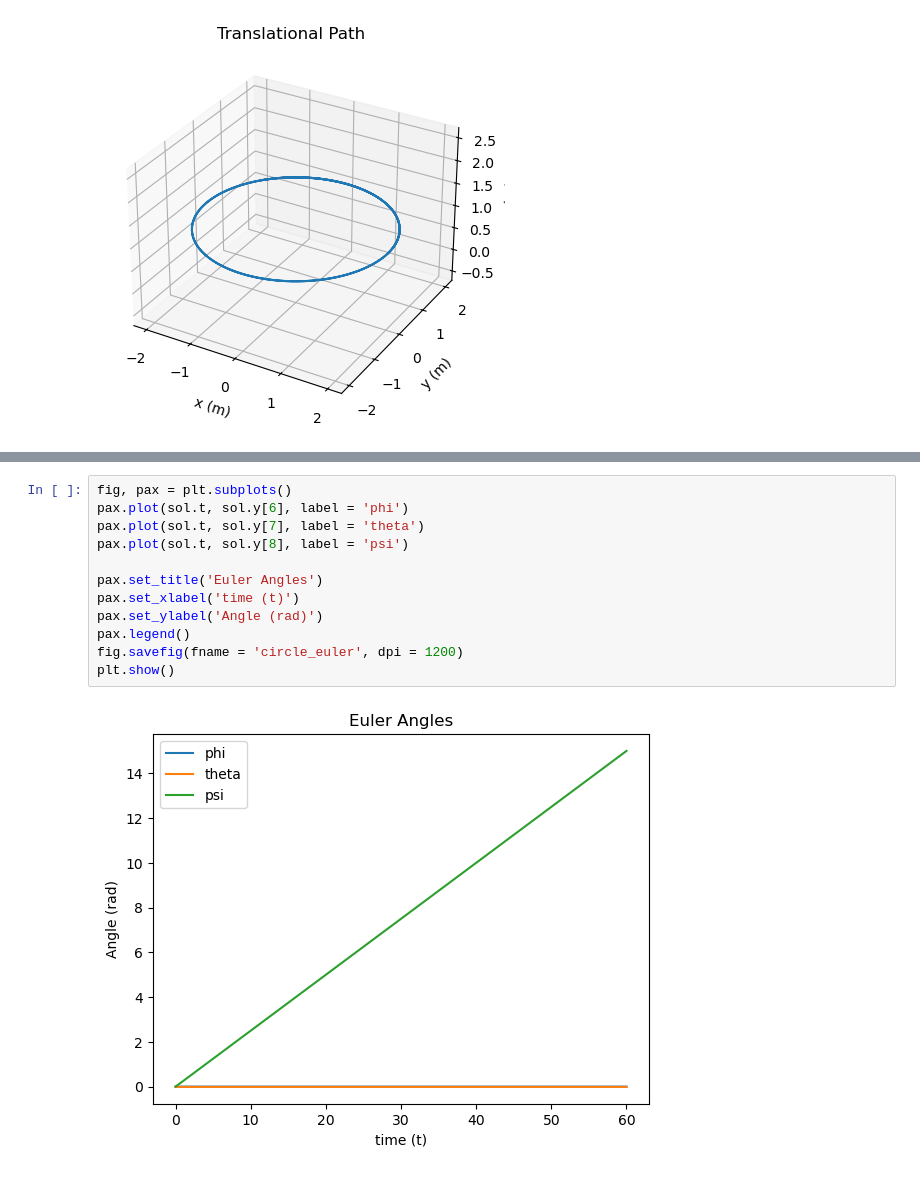
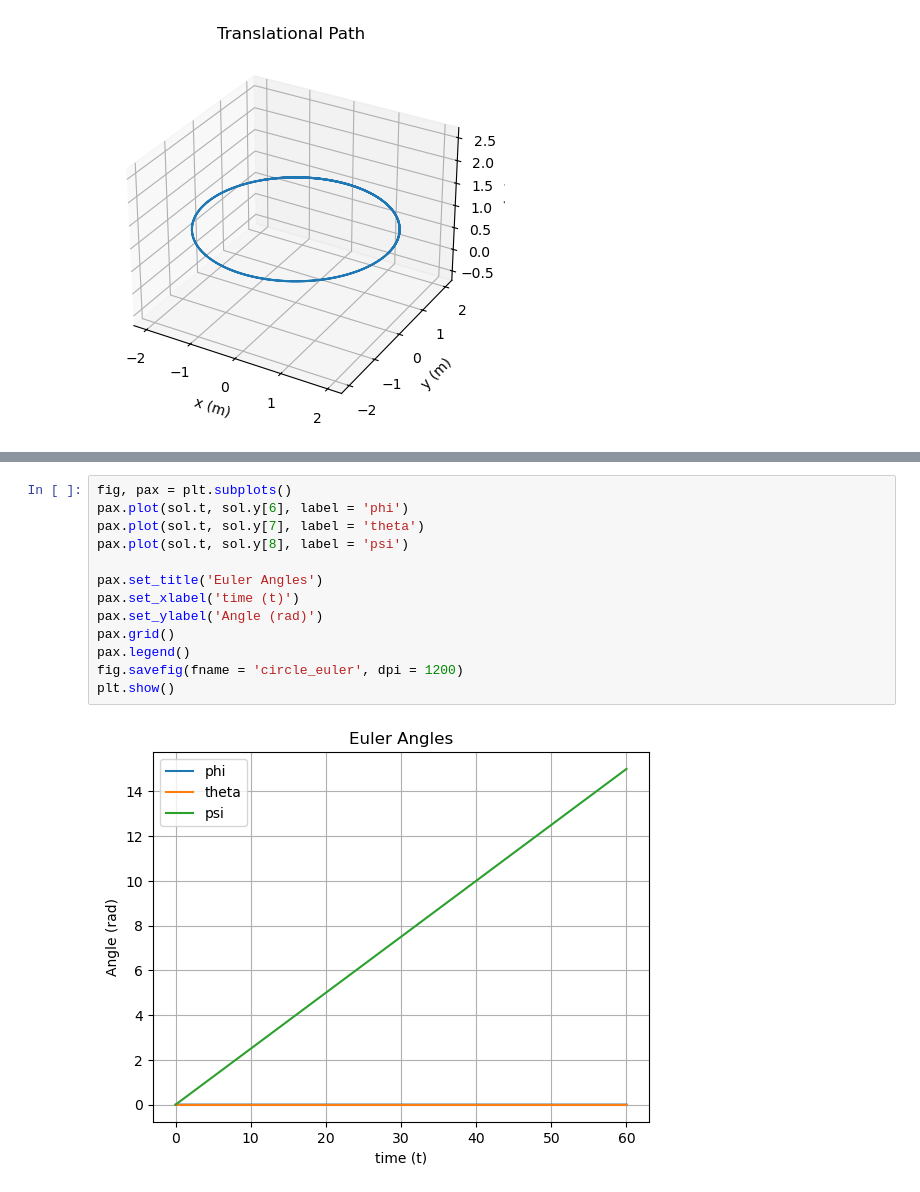
Before and after one commit to pranetp/AE352_life, a Jupyter notebook: Quad_Sim_Circle.ipynb, the cells around one changed output, grey strips where cells are left out. Cells and saved outputs as stored; diff of their text form.

```diff
--- a/Quad_Sim_Circle.ipynb
+++ b/Quad_Sim_Circle.ipynb
@@ -209,17 +210,18 @@ plt.show()
 # %%
 fig, pax = plt.subplots()
 pax.plot(sol.t, sol.y[6], label = 'phi')
 pax.plot(sol.t, sol.y[7], label = 'theta')
 pax.plot(sol.t, sol.y[8], label = 'psi')
 
 pax.set_title('Euler Angles')
 pax.set_xlabel('time (t)')
 pax.set_ylabel('Angle (rad)')
+pax.grid()
 pax.legend()
 fig.savefig(fname = 'circle_euler', dpi = 1200)
 plt.show()
 # %% [output]
-[figure, old version]
+[figure, new version]
 # %%
 fig, pax = plt.subplots()
 pax.plot(sol.t, sol.y[3], label = 'Vx')
```
Also changed, not shown: parts of 3 cells of this notebook, 3 other files.
